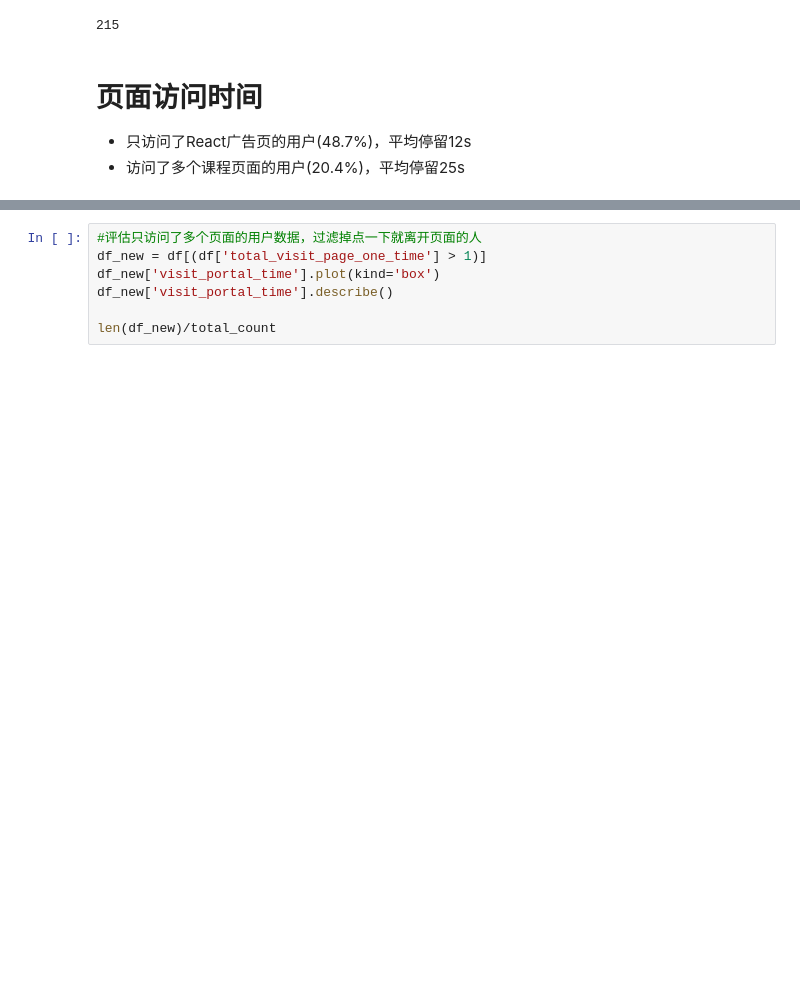
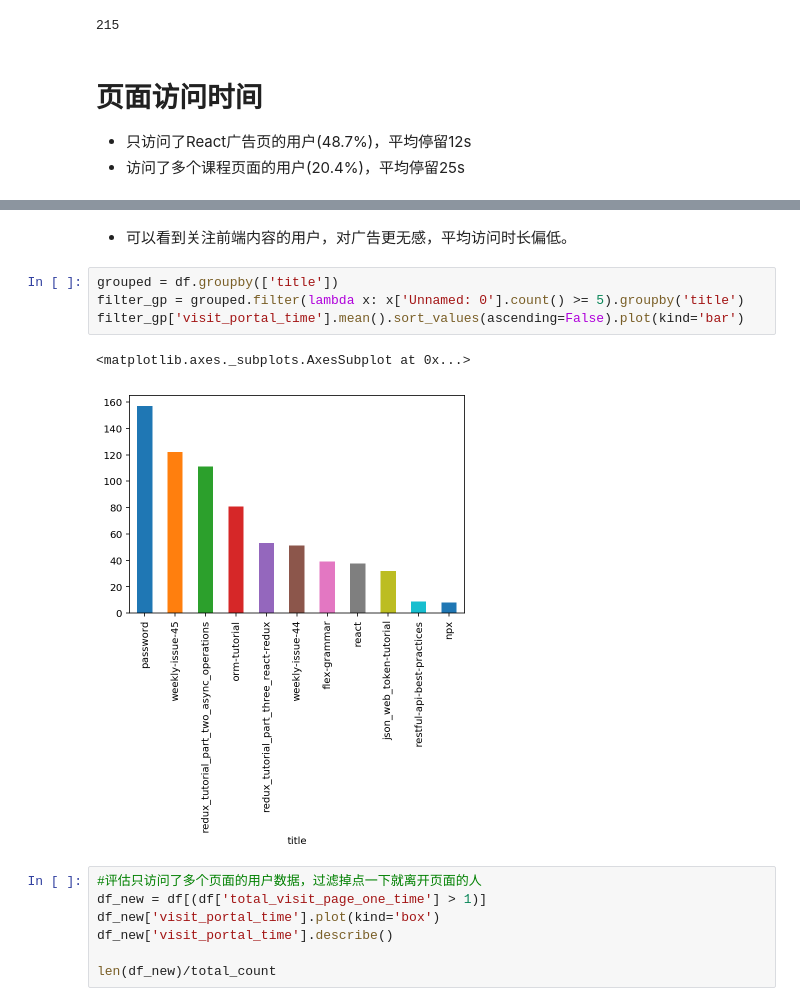
Before and after one commit to zhoux0130/udacity_data_analysis_WeRateDogs, a Jupyter notebook: ad_analysis/ryf_report.ipynb, the cells around one changed output, grey strips where cells are left out. Cells and saved outputs as stored; diff of their text form; blank space fills up the shorter version.

```diff
--- a/ad_analysis/ryf_report.ipynb
+++ b/ad_analysis/ryf_report.ipynb
@@ -39,3 +44,13 @@ Name: visit_portal_time, dtype: object
+# %% [markdown]
+
+* 可以看到关注前端内容的用户，对广告更无感，平均访问时长偏低。
+# %%
+grouped = df.groupby(['title'])
+filter_gp = grouped.filter(lambda x: x['Unnamed: 0'].count() >= 5).groupby('title')
+filter_gp['visit_portal_time'].mean().sort_values(ascending=False).plot(kind='bar')
+# %% [output]
+<matplotlib.axes._subplots.AxesSubplot at 0x...>
+[figure, added]
 # %%
 #评估只访问了多个页面的用户数据，过滤掉点一下就离开页面的人
 df_new = df[(df['total_visit_page_one_time'] > 1)]
```
Also changed, not shown: parts of 5 cells of this notebook, 4 other files.
